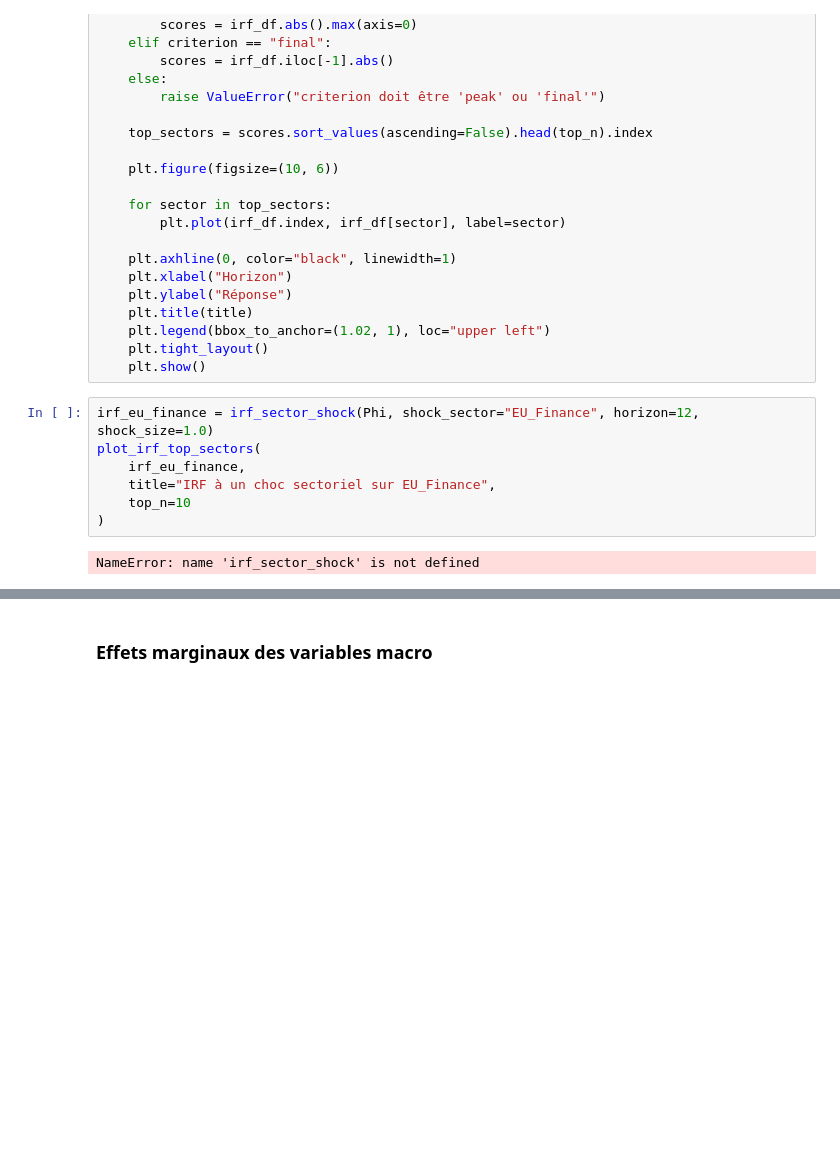
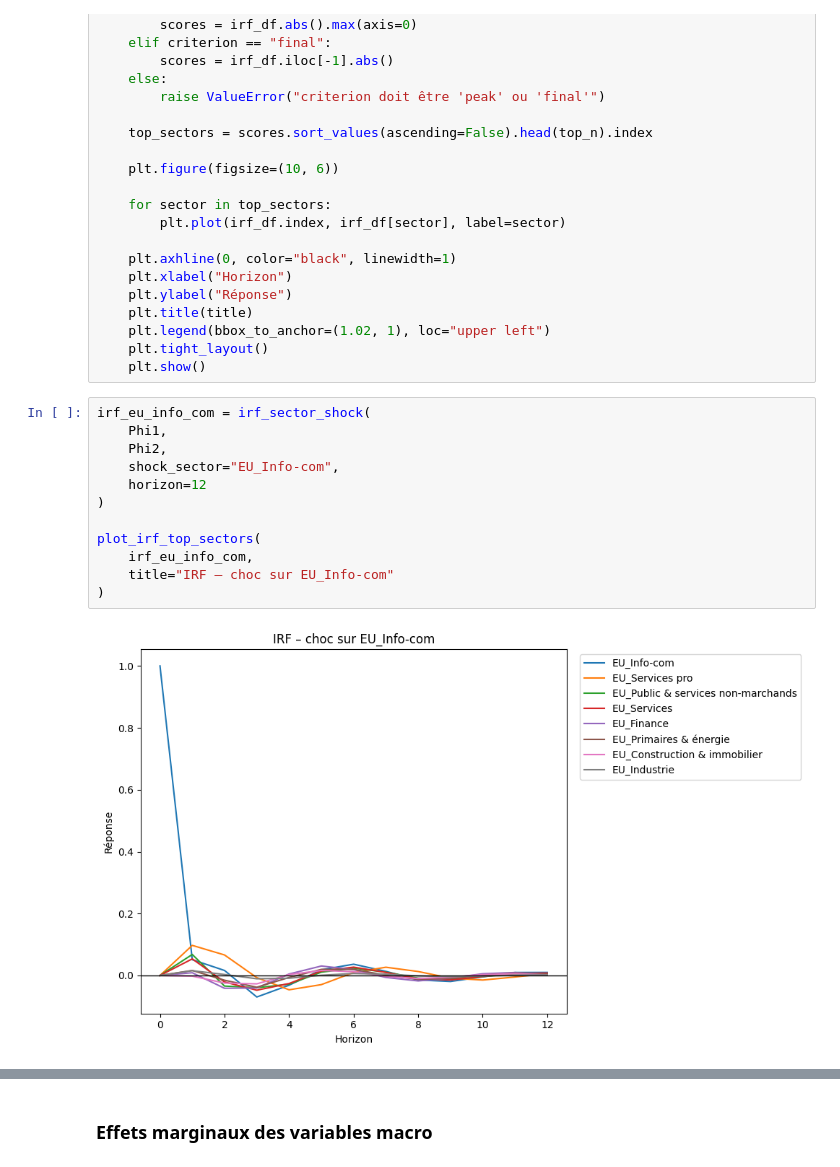
Before and after one commit to Celeste2405/PFE-CLIMATE-STRESS-TESTING-BANKING-PORTFOLIO, a Jupyter notebook: gvar_global.ipynb, the cells around one changed output, grey strips where cells are left out. Saved outputs shown, nothing was run; the diff lists cells and outputs as text; blank space fills up the shorter version.

```diff
--- a/gvar_global.ipynb
+++ b/gvar_global.ipynb
@@ -1677,12 +1779,17 @@ def plot_irf_top_sectors(irf_df: pd.DataFrame, title: str, top_n: int = 8, crite
     plt.tight_layout()
     plt.show()
 # %%
-irf_eu_finance = irf_sector_shock(Phi, shock_sector="EU_Finance", horizon=12, shock_size=1.0)
+irf_eu_info_com = irf_sector_shock(
+    Phi1,
+    Phi2,
+    shock_sector="EU_Info-com",
+    horizon=12
+)
+
 plot_irf_top_sectors(
-    irf_eu_finance,
-    title="IRF à un choc sectoriel sur EU_Finance",
-    top_n=10
+    irf_eu_info_com,
+    title="IRF – choc sur EU_Info-com"
 )
 # %% [output]
-NameError: name 'irf_sector_shock' is not defined
+[figure, added]
 # %%
```
Also changed, not shown: parts of 71 cells of this notebook.
